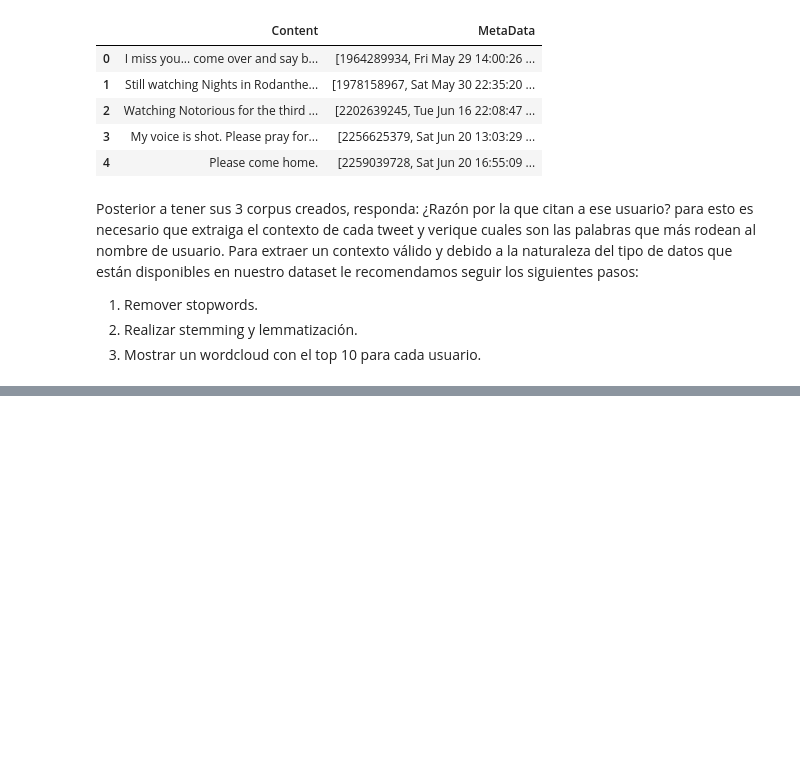
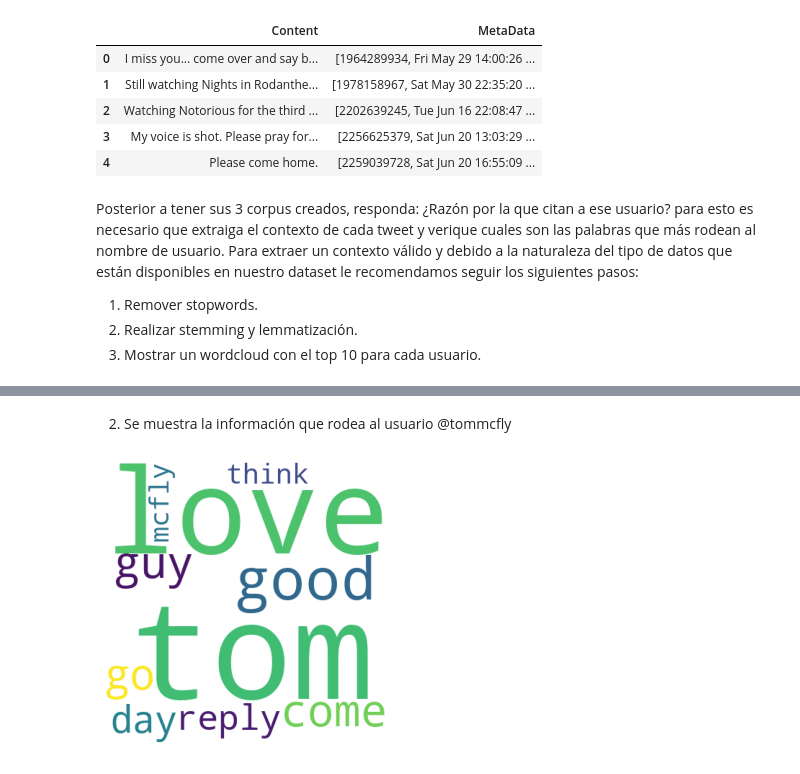
Before and after one commit to jonathanDeLeonGES/jupyterNotebooks, a Jupyter notebook: Hojas de Trabajo Text Mining/Hoja de Trabajo #3 - Text Mining & Image Recognition .ipynb, the cells around one changed output, grey strips where cells are left out. Cells and saved outputs as stored; diff of their text form; code cells hidden in the pictures; blank space fills up the shorter version.

```diff
--- a/Hojas de Trabajo Text Mining/Hoja de Trabajo #3 - Text Mining & Image Recognition .ipynb
+++ b/Hojas de Trabajo Text Mining/Hoja de Trabajo #3 - Text Mining & Image Recognition .ipynb
@@ -306,0 +370,6 @@ Posterior a tener sus 3 corpus creados, responda: ¿Razón por la que citan a es
+# %% [markdown]
+2. Se muestra la información que rodea al usuario @tommcfly
+# %%
+wordCloudUser(Tomm_Corps)
+# %% [output]
+[figure, added]
```
Also changed, not shown: parts of 6 cells of this notebook.
